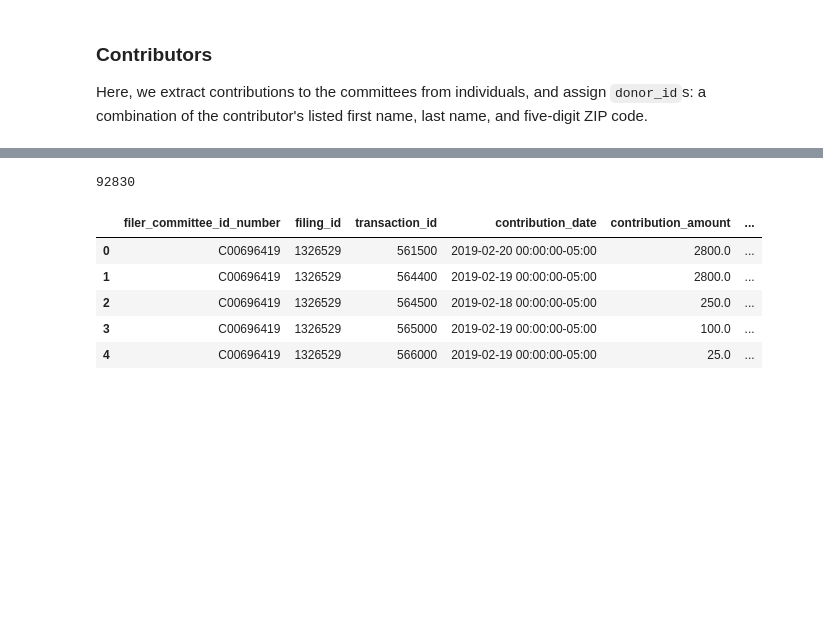
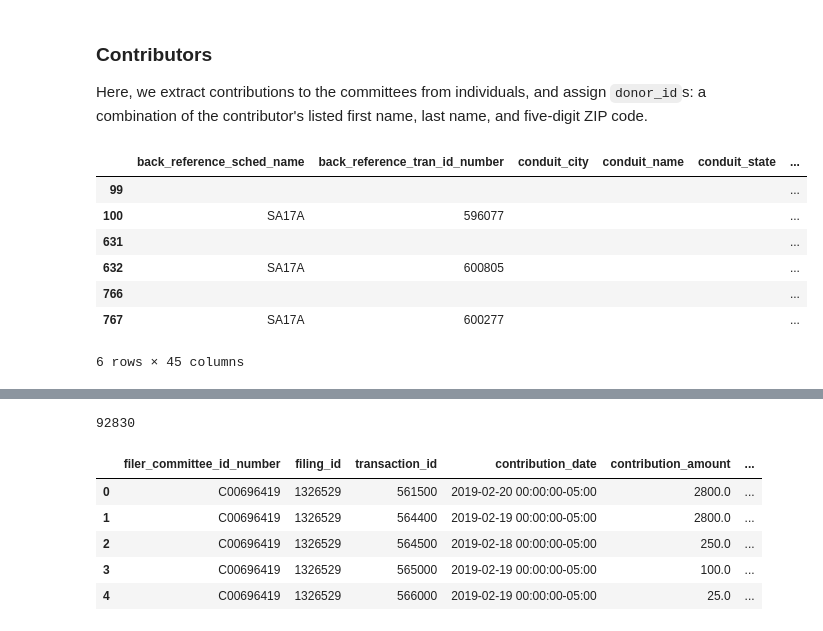
Before and after one commit to steve-kasica/2019-04-democratic-candidate-codonors, a Jupyter notebook: notebooks/analyze-campaign-codonors.ipynb, the cells around one changed output, grey strips where cells are left out. Cells and saved outputs as stored; diff of their text form; code cells hidden in the pictures; blank space fills up the shorter version.

```diff
--- a/notebooks/analyze-campaign-codonors.ipynb
+++ b/notebooks/analyze-campaign-codonors.ipynb
@@ -162,6 +201,21 @@ def make_donor_ids(df):
             )
         )
     )
+# %%
+# Added by Steve
+filing = fecfile.from_file(f"../inputs/filings/1324749.fec")
+df = pd.DataFrame(filing["itemizations"]["Schedule A"])
+# df["entity_type"].unique()
+df.loc[lambda df: df["entity_type"] == "IND"].loc[df["memo_code"] != ""]
+# %% [output]
+|  | back_reference_sched_name | back_reference_tran_id_number | conduit_city | conduit_name | conduit_state | ... |
+| 99 |  |  |  |  |  | ... |
+| 100 | SA17A | 596077 |  |  |  | ... |
+| 631 |  |  |  |  |  | ... |
+| 632 | SA17A | 600805 |  |  |  | ... |
+| 766 |  |  |  |  |  | ... |
+| 767 | SA17A | 600277 |  |  |  | ... |
+6 rows × 45 columns
 # %%
 def extract_indiv_contributions(filing_id):
     filing = fecfile.from_file(f"../inputs/filings/{int(filing_id)}.fec")
```
Also changed, not shown: parts of 5 cells of this notebook.
